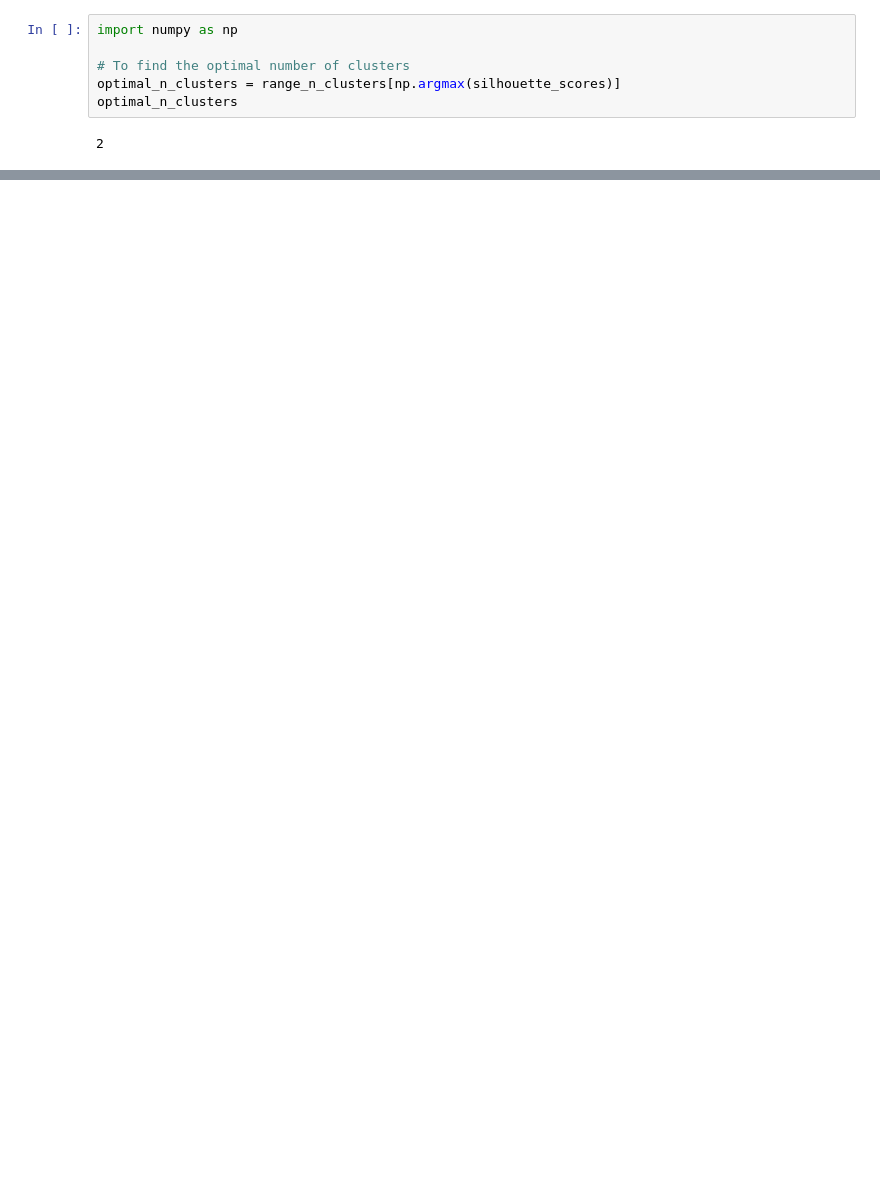
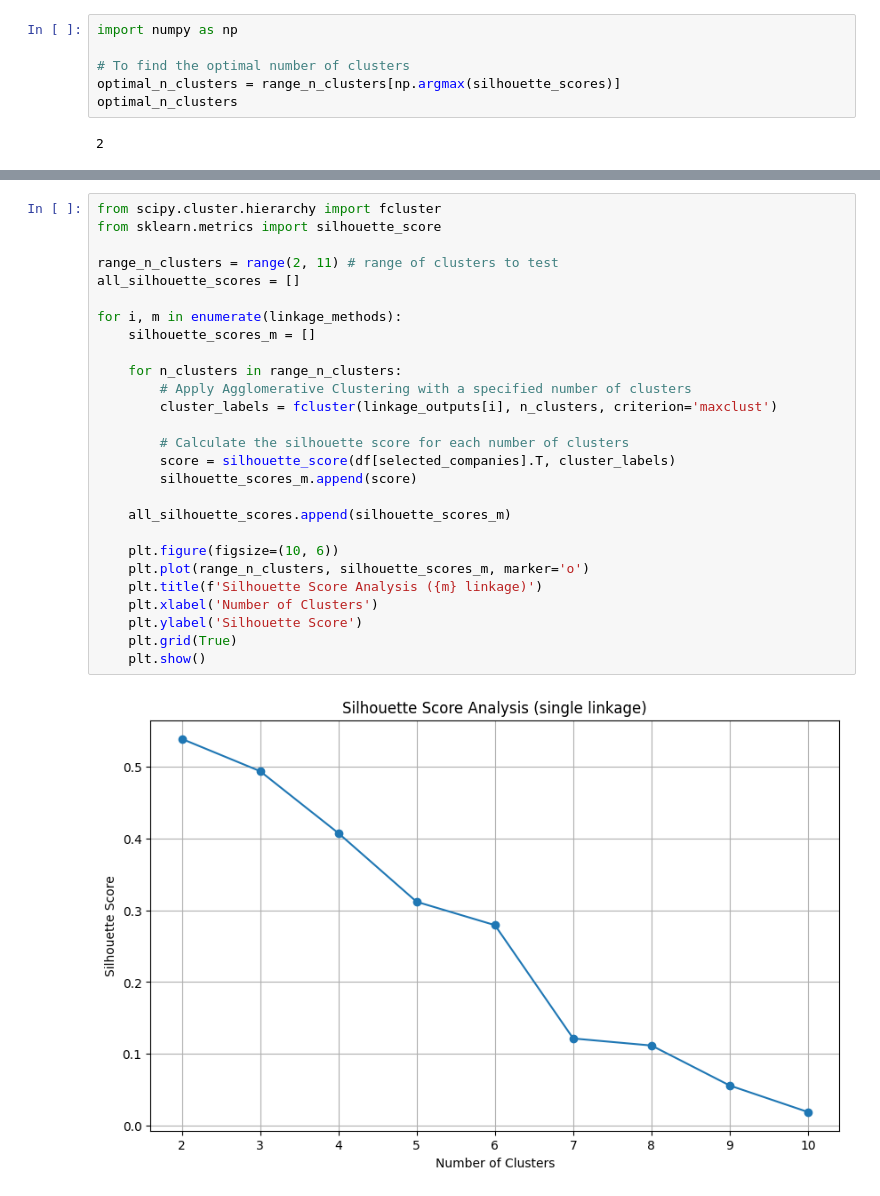
Before and after one commit to alainalin/JPMC-analysis-tool, a Jupyter notebook: task3a-linkage-silhouette.ipynb, the cells around one changed output, grey strips where cells are left out. Drawn from its saved outputs; the diff is of its cells as text; blank space fills up the shorter version.

```diff
--- a/task3a-linkage-silhouette.ipynb
+++ b/task3a-linkage-silhouette.ipynb
@@ -137,0 +181,29 @@ plt.show()
+# %%
+from scipy.cluster.hierarchy import fcluster
+from sklearn.metrics import silhouette_score
+
+range_n_clusters = range(2, 11) # range of clusters to test
+all_silhouette_scores = []
+
+for i, m in enumerate(linkage_methods):
+    silhouette_scores_m = []
+
+    for n_clusters in range_n_clusters:
+        # Apply Agglomerative Clustering with a specified number of clusters
+        cluster_labels = fcluster(linkage_outputs[i], n_clusters, criterion='maxclust')
+
+        # Calculate the silhouette score for each number of clusters
+        score = silhouette_score(df[selected_companies].T, cluster_labels)
+        silhouette_scores_m.append(score)
+
+    all_silhouette_scores.append(silhouette_scores_m)
+
+    plt.figure(figsize=(10, 6))
+    plt.plot(range_n_clusters, silhouette_scores_m, marker='o')
+    plt.title(f'Silhouette Score Analysis ({m} linkage)')
+    plt.xlabel('Number of Clusters')
+    plt.ylabel('Silhouette Score')
+    plt.grid(True)
+    plt.show()
+# %% [output]
+[figure, added]
```
Also changed, not shown: parts of 9 cells of this notebook, 1 other file.
